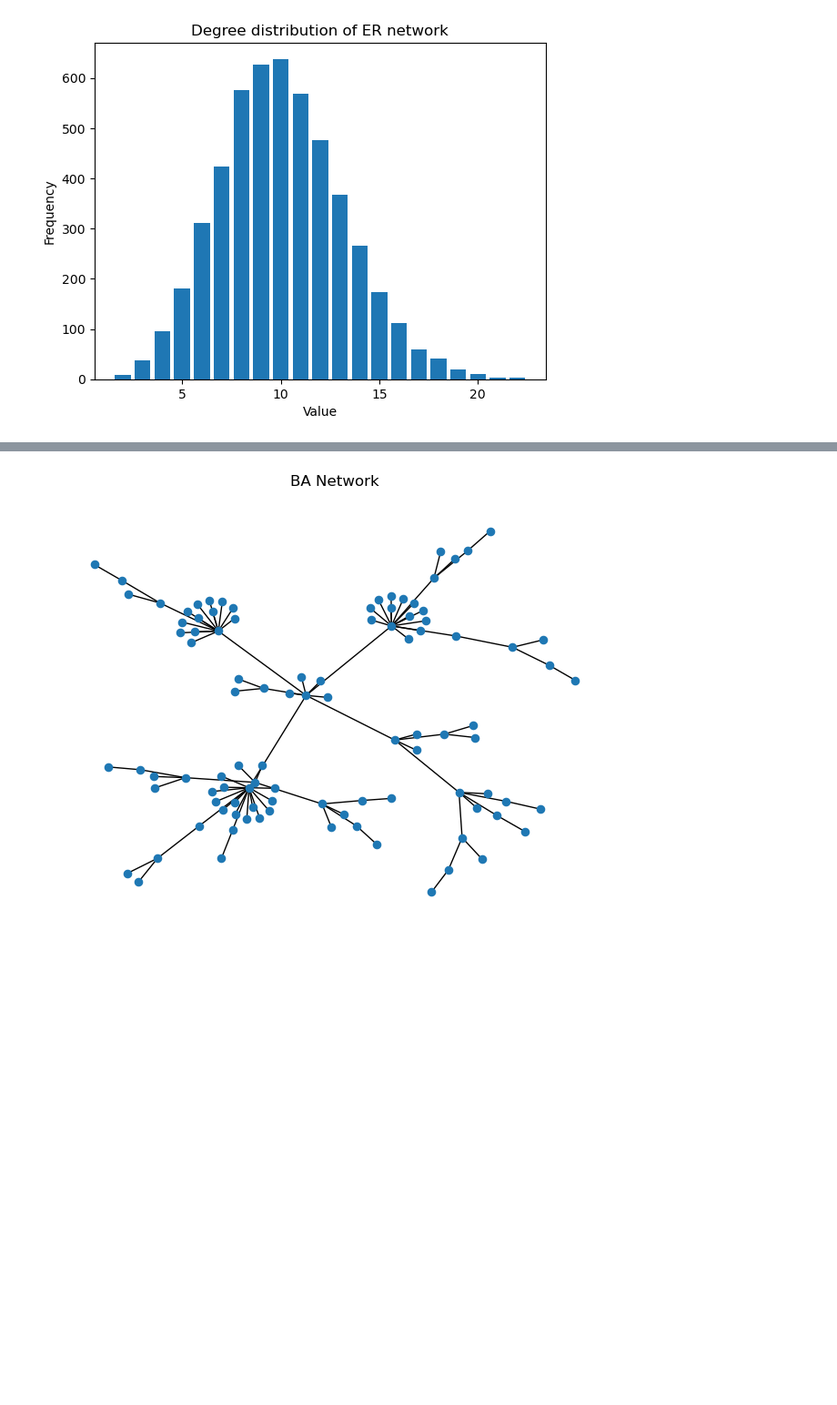
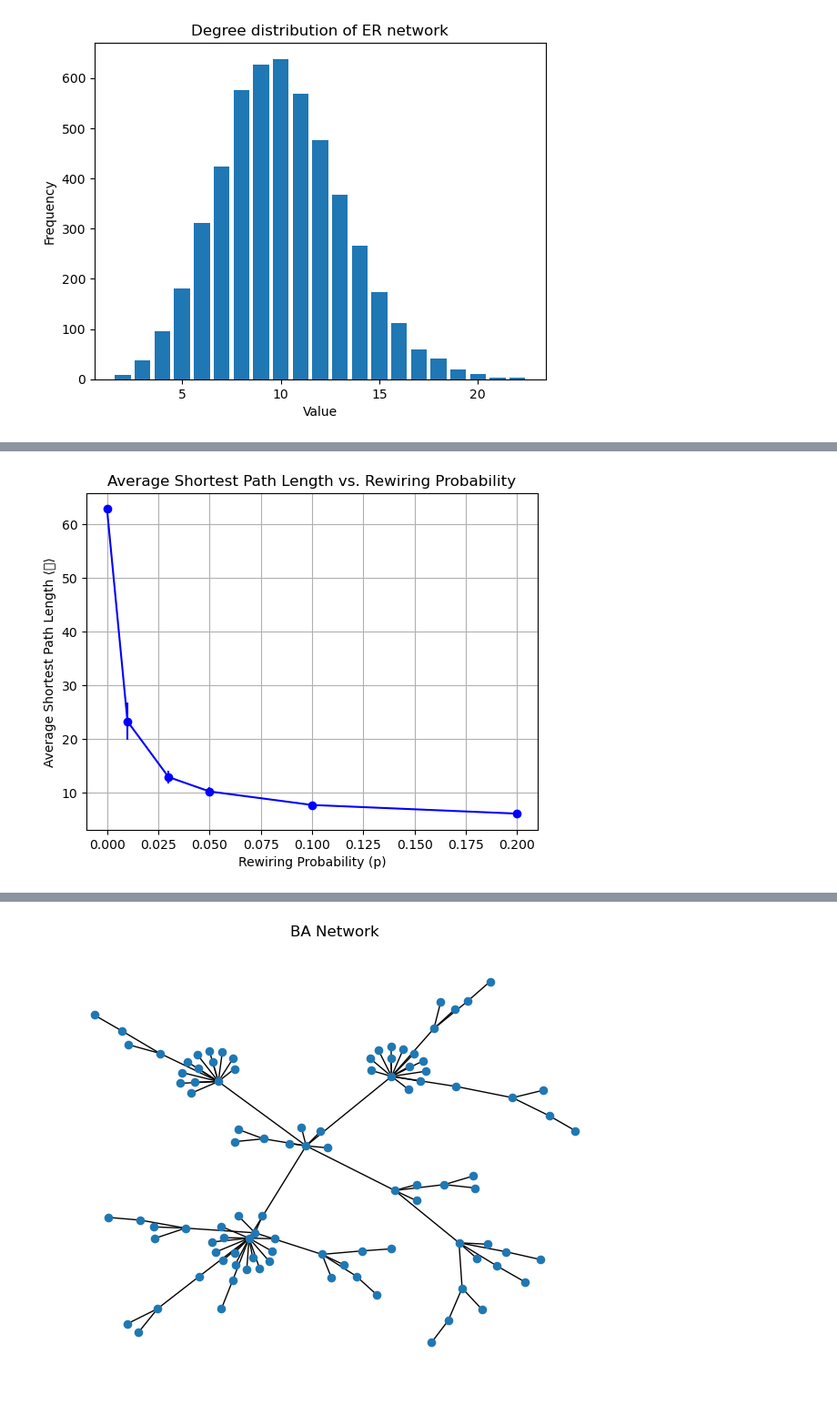
Before and after one commit to MrCogito/Social_Networks_2023, a Jupyter notebook: Assignment1.ipynb, the cells around one changed output, grey strips where cells are left out. Shown: that part at 91% size. Cells and saved outputs as stored; diff of their text form; code cells hidden in the pictures; blank space fills up the shorter version.

```diff
--- a/Assignment1.ipynb
+++ b/Assignment1.ipynb
@@ -139,0 +421,18 @@ By the way, the default plot coming out of `networkx` doesn't look like the one
+# %%
+
+
+# our Parameters
+n = 500  # Number of nodes
+k = 4    # Average degree
+p_values = [0, 0.1, 1]  # Rewiring probabilities
+
+# Calculating average shortest path lengths for each network
+for p in p_values:
+    # Generating a Watts-Strogatz graph
+    G = nx.watts_strogatz_graph(n, k, p)
+
+    # Calculating the average shortest path length
+    avg_shortest_path_length = nx.average_shortest_path_length(G)
+
+    # Printing the result
+    print(f"For p = {p}: Average Shortest Path Length ⟨𝑑⟩ = {avg_shortest_path_length:.4f}")
@@ -148,3 +451,44 @@ By the way, the default plot coming out of `networkx` doesn't look like the one
+# %%
+
+
+# Our Parameters
+n = 500  # Number of nodes
+avg_degree = 4  # Average degree
+p_values = [0, 0.01, 0.03, 0.05, 0.1, 0.2]  # Rewiring probabilities
+num_networks = 50  # Number of networks to generate for each 𝑝
+
+# Lists to store average ⟨𝑑⟩ and standard deviation values
+avg_d_values = []
+std_d_values = []
+
+# Generating networks and calculate average ⟨𝑑⟩ for each 𝑝
+for p in p_values:
+    avg_d_samples = []  # To store average ⟨𝑑⟩ values for each network
+
+    for _ in range(num_networks):
+        # Generate a Watts-Strogatz graph
+        G = nx.watts_strogatz_graph(n, avg_degree, p)
+
+        # Calculating the average shortest path length for this network
+        avg_shortest_path_length = nx.average_shortest_path_length(G)
+        avg_d_samples.append(avg_shortest_path_length)
+
+    # Calculating the mean and standard deviation of ⟨𝑑⟩ for this 𝑝
+    avg_d = np.mean(avg_d_samples)
+    std_d = np.std(avg_d_samples)
+
+    avg_d_values.append(avg_d)
+    std_d_values.append(std_d)
+
+# Creating a plot with error bars
+plt.errorbar(p_values, avg_d_values, yerr=std_d_values, marker='o', linestyle='-', color='b')
+plt.xlabel('Rewiring Probability (p)')
+plt.ylabel('Average Shortest Path Length ⟨𝑑⟩')
+plt.title('Average Shortest Path Length vs. Rewiring Probability')
+plt.grid(True)
+plt.show()
+# %% [output]
+[figure, added]
 # %% [markdown]
 # Part 4. The Barabasi-Albert Model
 
```
Also changed, not shown: parts of 31 cells of this notebook.
